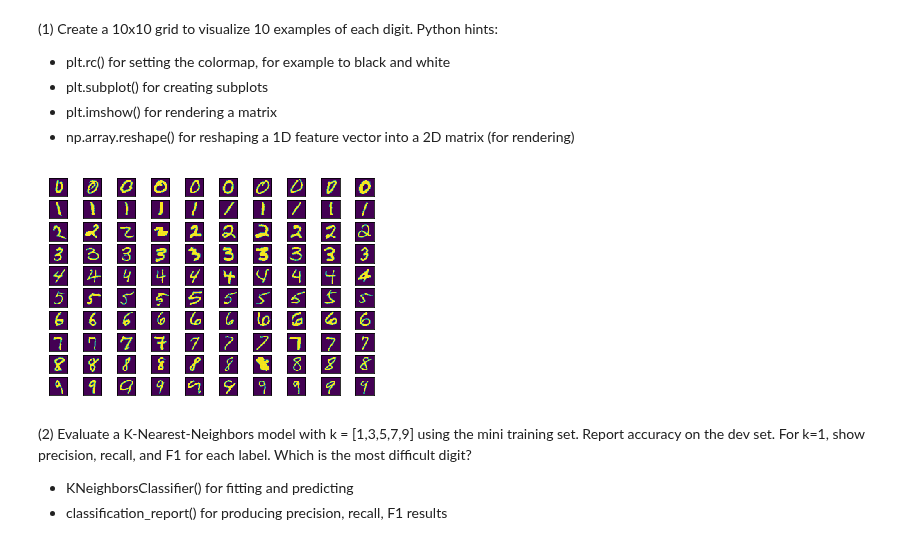
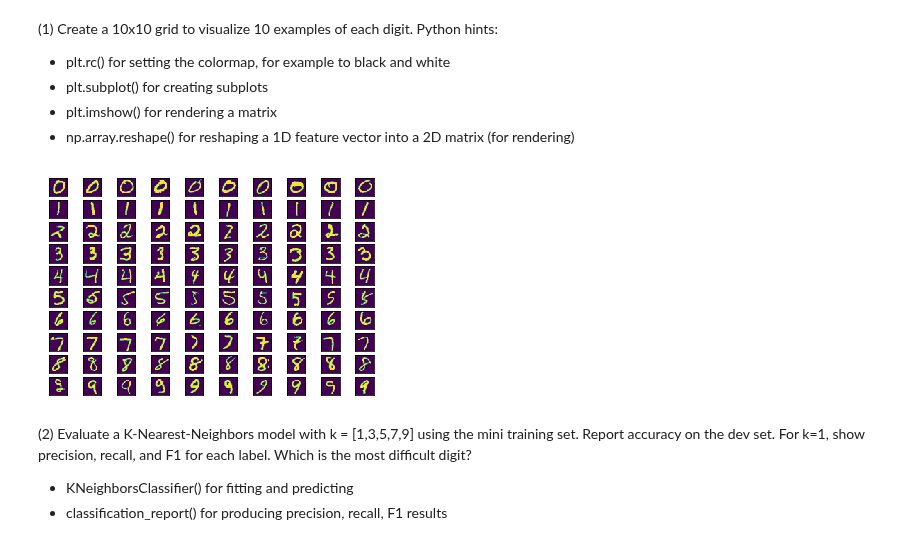
Before and after one commit to kevinhanna/W207_Projects, a Jupyter notebook: Kevin_Hanna_p1.ipynb, the cells around one changed output. Cells and saved outputs as stored; diff of their text form; code cells hidden in the pictures.

```diff
--- a/Kevin_Hanna_p1.ipynb
+++ b/Kevin_Hanna_p1.ipynb
@@ -73,35 +73,39 @@ label shape: (70000,)
 - plt.imshow() for rendering a matrix
 - np.array.reshape() for reshaping a 1D feature vector into a 2D matrix (for rendering)
 # %%
+import random
 def P1(num_examples=10):
     ### STUDENT START ###
 
+    # For each digit 0 through 9
     for digit in range(10):
-        # get num_examples indecies of digit from test_labels
-        index = np.where( test_labels == str(digit))[0][:num_examples]
+        # get num_examples indices of digit from Y
+#         digit_index = np.where( Y == str(digit))[0][:num_examples]
+        X_digit = np.where( Y == str(digit))[0]
+        digit_index = X_digit[random.sample(range(len(X_digit)), num_examples)]
 
         # fetch, format and plot each digit
-        for example_digit_idx in range(len(index)):
-            example_digit = test_data[index][example_digit_idx]
+        for example_digit_idx in range(len(digit_index)):
+            example_digit = X[digit_index][example_digit_idx]
 
             # Convert to 28x28 matrix
             matrix_digit = example_digit.reshape(28,28)
 
             # Specify subplot location
             axes = plt.subplot(10, num_examples, digit*num_examples + example_digit_idx+1, xticks=[], yticks=[])
 
             # Plot it
             axes.imshow(matrix_digit)
 
     plt.show()
 
 
 ### STUDENT END ###
 
 
 P1(10)
 # %% [output]
-[figure, old version]
+[figure, new version]
 # %% [markdown]
 (2) Evaluate a K-Nearest-Neighbors model with k = [1,3,5,7,9] using the mini training set. Report accuracy on the dev set. For k=1, show precision, recall, and F1 for each label. Which is the most difficult digit?
 
```
Also changed, not shown: parts of 4 cells of this notebook.
